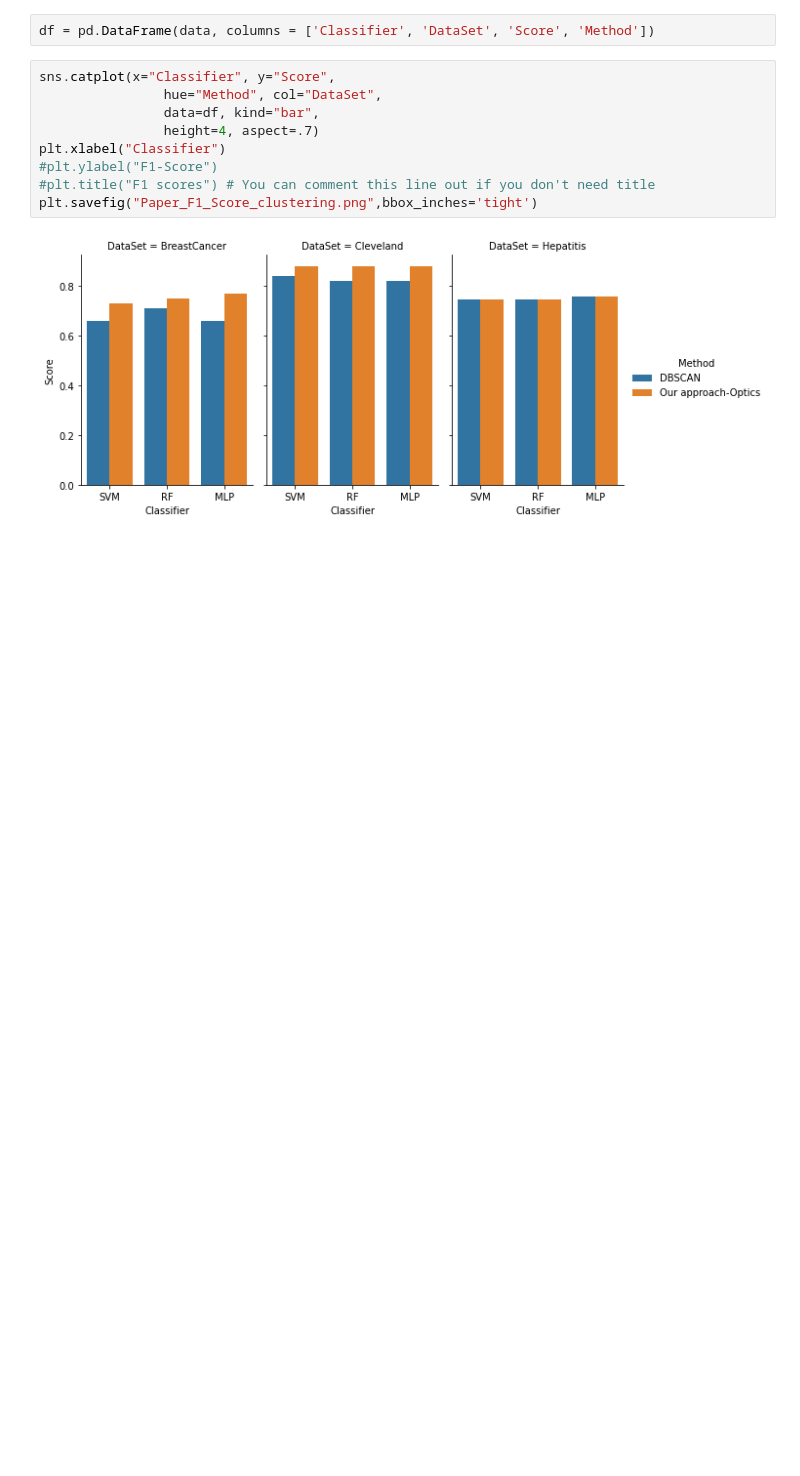
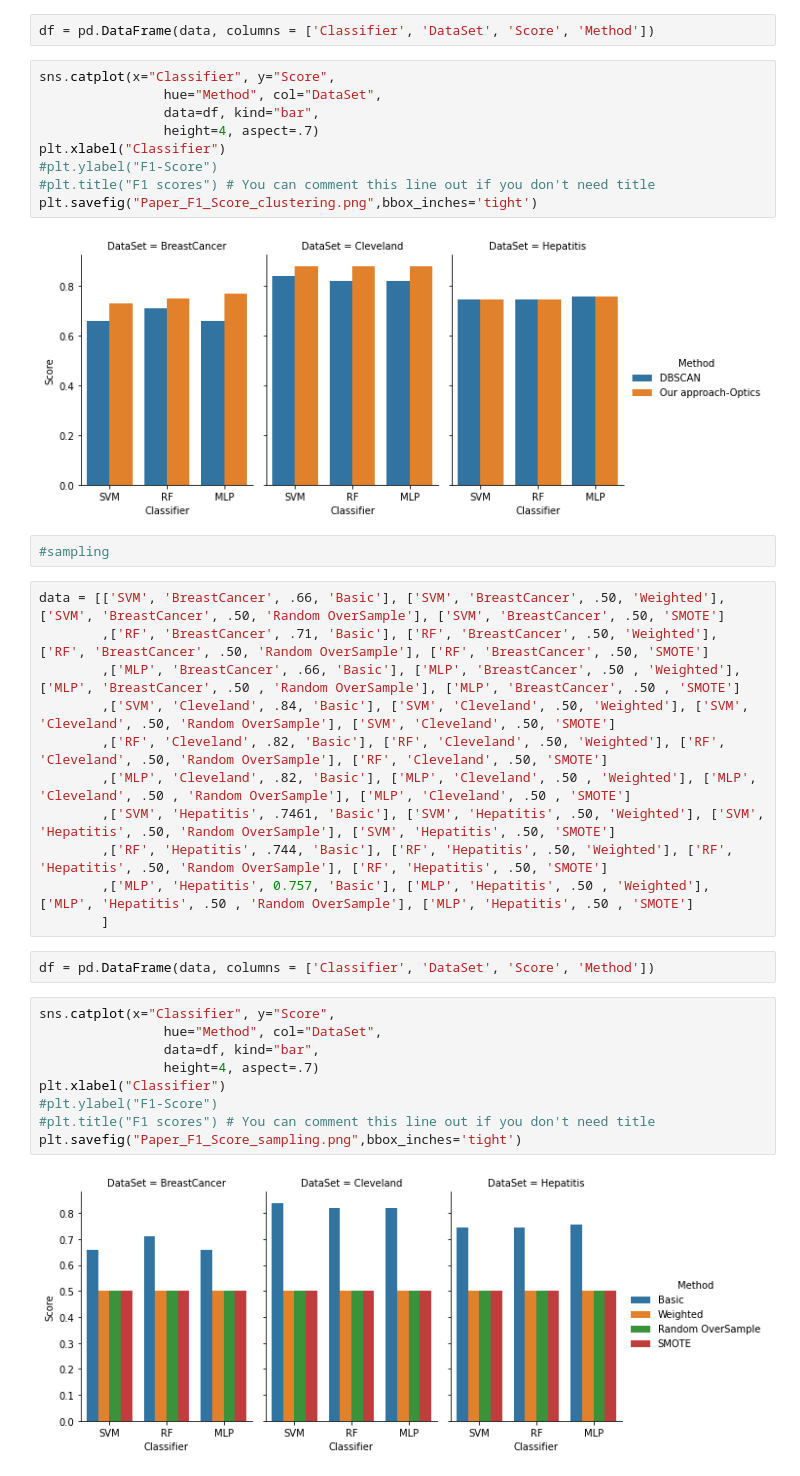
Before and after one commit to BlackCurrantDS/Mining-Rare-Association-Rules, a Jupyter notebook: Compare_classifier_scores_Paper.ipynb, the cells around one changed output. Drawn from its saved outputs; the diff is of its cells as text; blank space fills up the shorter version.

```diff
--- a/Compare_classifier_scores_Paper.ipynb
+++ b/Compare_classifier_scores_Paper.ipynb
@@ -58,3 +58,29 @@ plt.xlabel("Classifier")
 plt.savefig("Paper_F1_Score_clustering.png",bbox_inches='tight')
 # %% [output]
 [figure]
+# %%
+#sampling
+# %%
+data = [['SVM', 'BreastCancer', .66, 'Basic'], ['SVM', 'BreastCancer', .50, 'Weighted'], ['SVM', 'BreastCancer', .50, 'Random OverSample'], ['SVM', 'BreastCancer', .50, 'SMOTE']
+        ,['RF', 'BreastCancer', .71, 'Basic'], ['RF', 'BreastCancer', .50, 'Weighted'], ['RF', 'BreastCancer', .50, 'Random OverSample'], ['RF', 'BreastCancer', .50, 'SMOTE']
+        ,['MLP', 'BreastCancer', .66, 'Basic'], ['MLP', 'BreastCancer', .50 , 'Weighted'], ['MLP', 'BreastCancer', .50 , 'Random OverSample'], ['MLP', 'BreastCancer', .50 , 'SMOTE']
+        ,['SVM', 'Cleveland', .84, 'Basic'], ['SVM', 'Cleveland', .50, 'Weighted'], ['SVM', 'Cleveland', .50, 'Random OverSample'], ['SVM', 'Cleveland', .50, 'SMOTE']
+        ,['RF', 'Cleveland', .82, 'Basic'], ['RF', 'Cleveland', .50, 'Weighted'], ['RF', 'Cleveland', .50, 'Random OverSample'], ['RF', 'Cleveland', .50, 'SMOTE']
+        ,['MLP', 'Cleveland', .82, 'Basic'], ['MLP', 'Cleveland', .50 , 'Weighted'], ['MLP', 'Cleveland', .50 , 'Random OverSample'], ['MLP', 'Cleveland', .50 , 'SMOTE']
+        ,['SVM', 'Hepatitis', .7461, 'Basic'], ['SVM', 'Hepatitis', .50, 'Weighted'], ['SVM', 'Hepatitis', .50, 'Random OverSample'], ['SVM', 'Hepatitis', .50, 'SMOTE']
+        ,['RF', 'Hepatitis', .744, 'Basic'], ['RF', 'Hepatitis', .50, 'Weighted'], ['RF', 'Hepatitis', .50, 'Random OverSample'], ['RF', 'Hepatitis', .50, 'SMOTE']
+        ,['MLP', 'Hepatitis', 0.757, 'Basic'], ['MLP', 'Hepatitis', .50 , 'Weighted'], ['MLP', 'Hepatitis', .50 , 'Random OverSample'], ['MLP', 'Hepatitis', .50 , 'SMOTE']
+        ]
+# %%
+df = pd.DataFrame(data, columns = ['Classifier', 'DataSet', 'Score', 'Method'])
+# %%
+sns.catplot(x="Classifier", y="Score",
+                hue="Method", col="DataSet",
+                data=df, kind="bar",
+                height=4, aspect=.7)
+plt.xlabel("Classifier")
+#plt.ylabel("F1-Score")
+#plt.title("F1 scores") # You can comment this line out if you don't need title
+plt.savefig("Paper_F1_Score_sampling.png",bbox_inches='tight')
+# %% [output]
+[figure, added]
```
